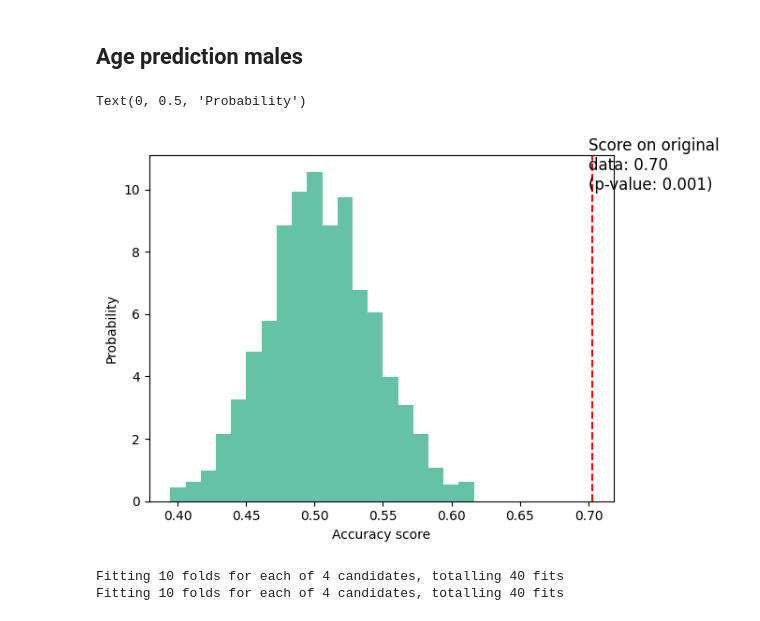
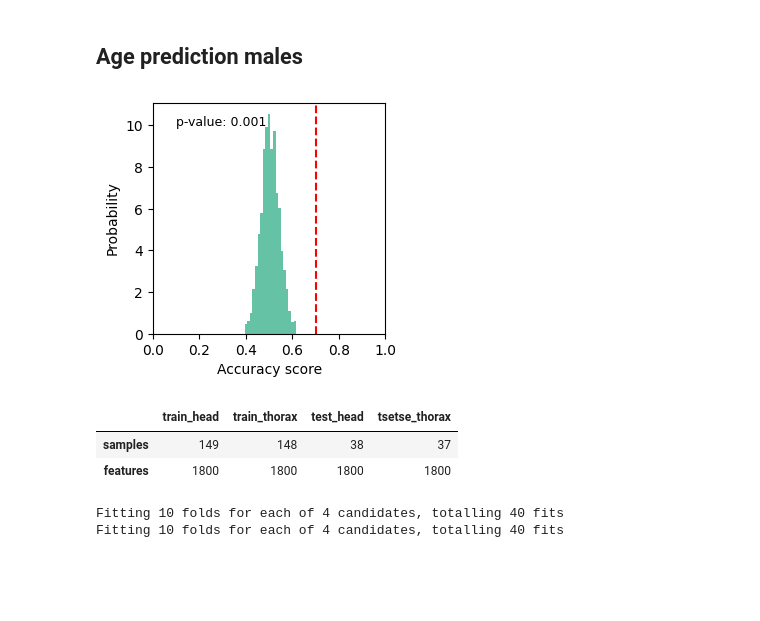
Before and after one commit to maurocolapso/Pazmino_TsetseMIRS_2023, a Jupyter notebook: notebooks/age_prediction_males.ipynb, the cells around one changed output. Drawn from its saved outputs; the diff is of its cells as text; code cells hidden in the pictures; blank space fills up the shorter version.

```diff
--- a/notebooks/age_prediction_males.ipynb
+++ b/notebooks/age_prediction_males.ipynb
@@ -157,20 +157,23 @@ from sklearn.model_selection import permutation_test_score
 clf = SVC(kernel="linear", random_state=7)
 cv = StratifiedKFold(2, shuffle=True, random_state=0)
 
-score_iris, perm_scores_iris, pvalue_iris = permutation_test_score(
+score_age, perm_scores_age, pvalue_age = permutation_test_score(
     clf, X_thorax, y_thorax, scoring="accuracy", cv=cv, n_permutations=1000)
-
-fig, ax = plt.subplots()
-
-ax.hist(perm_scores_iris, bins=20, density=True)
-ax.axvline(score_iris, ls="--", color="r")
-score_label = f"Score on original\ndata: {score_iris:.2f}\n(p-value: {pvalue_iris:.3f})"
-ax.text(0.7, 10, score_label, fontsize=12)
-ax.set_xlabel("Accuracy score")
-ax.set_ylabel("Probability")
-# %% [output]
-Text(0, 0.5, 'Probability')
-[figure, removed]
+# %%
+sn.set_palette('Set2')
+fig, ax = plt.subplots(figsize=(3,3))
+
+ax.hist(perm_scores_age, bins=20, density=True)
+ax.axvline(score_age, ls="--", color="r")
+score_label = f"p-value: {pvalue_age:.3f}"
+ax.text(0.1, 10, score_label, fontsize=9)
+ax.set_xlabel("Accuracy score")
+ax.set_ylabel("Probability")
+ax.set_xlim(0,1)
+
+plt.savefig("../results/plots/permutationtest_age_males.png", dpi=300, bbox_inches='tight')
+# %% [output]
+[figure, added]
 # %%
 X_th_train, X_th_test, y_th_train, y_th_test = train_test_split(X_thorax, y_thorax, test_size=0.2, shuffle=True, random_state=123)
 
@@ -177,0 +186,7 @@ X_hd_train, X_hd_test, y_hd_train, y_hd_test = train_test_split(X_head, y_head,
+# %%
+shape_data_df = pd.DataFrame(shape_data,index=['samples','features'])
+shape_data_df
+# %% [output]
+|  | train_head | train_thorax | test_head | tsetse_thorax |
+| samples | 149 | 148 | 38 | 37 |
+| features | 1800 | 1800 | 1800 | 1800 |
```
Also changed, not shown: parts of 3 cells of this notebook, 14 other files.
